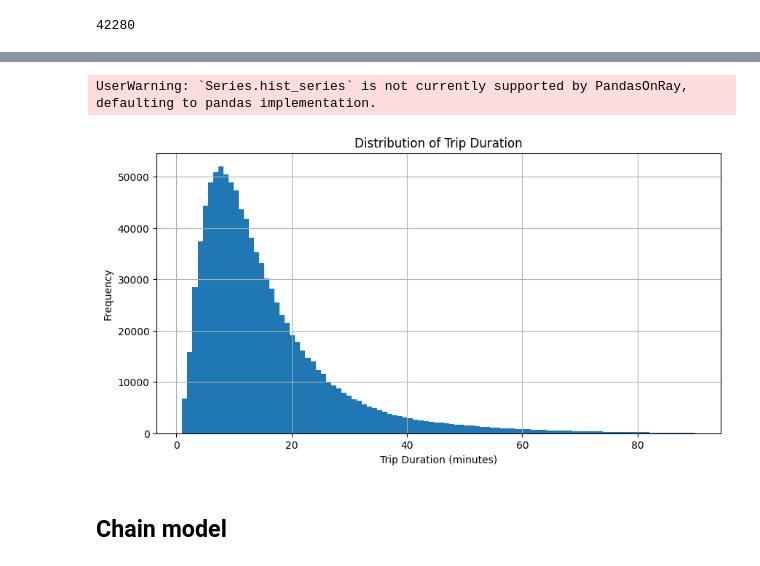
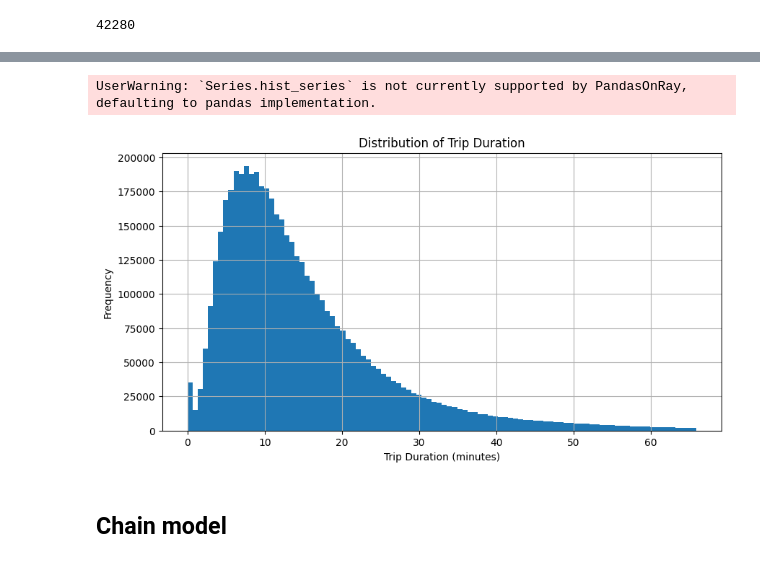
Before and after one commit to timagonch/NY_Taxi_2022, a Jupyter notebook: Test.ipynb, the cells around one changed output, grey strips where cells are left out. Saved outputs shown, nothing was run; the diff lists cells and outputs as text; code cells hidden in the pictures.

```diff
--- a/Test.ipynb
+++ b/Test.ipynb
@@ -387,5 +416,5 @@ df_model_ready = df_model_ready[[
     "passenger_count", "trip_distance",
     "RatecodeID", "congestion_surcharge",
     "average_speed", "is_rush_hour",
-    "trip_duration", "total_amount", "average_speed"
+    "trip_duration", "total_amount"
 ]]
@@ -394,7 +426,17 @@ from sklearn.preprocessing import LabelEncoder
 le_pickup = LabelEncoder()
 le_dropoff = LabelEncoder()
 
-df_cleaned_35["pickup_zone_enc"] = le_pickup.fit_transform(df_cleaned_35["pickup_zone"])
-df_cleaned_35["dropoff_zone_enc"] = le_dropoff.fit_transform(df_cleaned_35["dropoff_zone"])
+df_model_ready["pickup_zone_enc"] = le_pickup.fit_transform(df_model_ready["pickup_zone"])
+df_model_ready["dropoff_zone_enc"] = le_dropoff.fit_transform(df_model_ready["dropoff_zone"])
 # Step 1: Sample the dataset (1 million rows)
-df_sample_filtered = df_model_ready.sample(n=1_000_000, random_state=42)
+#df_sample_filtered = df_model_ready.sample(n=1_000_000, random_state=42)
+# %%
+# make a copy of the dataframe df_model_ready and copy 5000000 of the data to df_model_ready_50
+df_model_ready_50 = df_model_ready.sample(n=5000000, random_state=42)
+# %%
+# We care about pickup-dropoff pairs
+df_model_ready_50['pickup_dropoff_combo'] = df_model_ready_50['pickup_zone_enc'].astype(str) + '_' + df_model_ready_50['dropoff_zone_enc'].astype(str)
+from sklearn.preprocessing import LabelEncoder
+
+le_combo = LabelEncoder()
+df_model_ready_50['pickup_dropoff_combo_enc'] = le_combo.fit_transform(df_model_ready_50['pickup_dropoff_combo'])
@@ -401,15 +468,15 @@ df_sample_filtered = df_model_ready.sample(n=1_000_000, random_state=42)
 # %%
 import matplotlib.pyplot as plt
 plt.figure(figsize=(10, 5))
-df_sample_filtered["trip_duration"].hist(bins=100)
+df_model_ready_50["trip_duration"].hist(bins=100)
 plt.xlabel("Trip Duration (minutes)")
 plt.ylabel("Frequency")
 plt.title("Distribution of Trip Duration")
 plt.grid(True)
 plt.show()
 # %% [output]
 UserWarning: `Series.hist_series` is not currently supported by PandasOnRay, defaulting to pandas implementation.
-[figure, old version]
+[figure, new version]
 # %% [markdown]
 ## Chain model
 # %%
```
Also changed, not shown: parts of 29 cells of this notebook, 1 other file.
